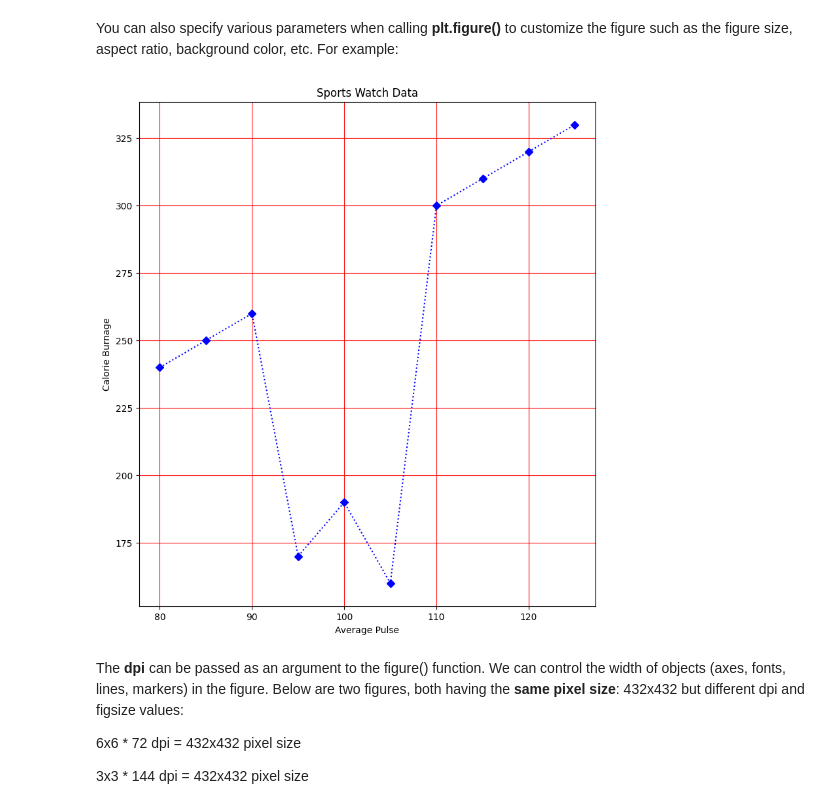
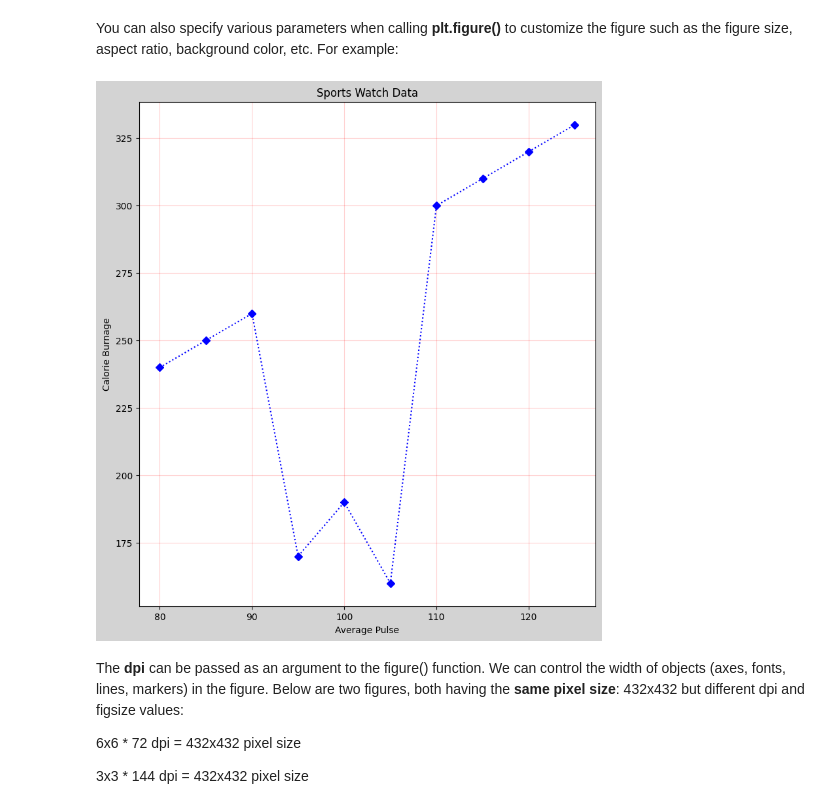
Before and after one commit to DeepaTS/386.5_MatPlotLib, a Jupyter notebook: GLAB_386_5_7_Matplotlib_Pyplot_Control_the_Properties_of_the_Figure.ipynb, the cells around one changed output. Cells and saved outputs as stored; diff of their text form; code cells hidden in the pictures.

```diff
--- a/GLAB_386_5_7_Matplotlib_Pyplot_Control_the_Properties_of_the_Figure.ipynb
+++ b/GLAB_386_5_7_Matplotlib_Pyplot_Control_the_Properties_of_the_Figure.ipynb
@@ -42,26 +42,26 @@ You can also specify various parameters when calling **plt.figure()** to customi
 # %%
 import numpy as np
 import matplotlib.pyplot as plt
 
 x = np.array([80, 85, 90, 95, 100, 105, 110, 115, 120, 125])
 y = np.array([240, 250, 260, 170, 190, 160, 300, 310, 320, 330])
 
 #creates a new figure with a custom size of 9x10 inches.
 fig = plt.figure(figsize=(9, 10))
 
 plt.title("Sports Watch Data")
 plt.xlabel("Average Pulse")
 plt.ylabel("Calorie Burnage")
 
 # Plot with specified marker, linestyle, and color
 plt.plot(x, y, marker='D', linestyle='dotted', color="blue")
 
 # Enabling X-axis grid lines:
-plt.grid(color="red")
-
+plt.grid(color="red",alpha=0.2)
+fig.set_facecolor("lightgray")
 plt.show()
 # %% [output]
-[figure, old version]
+[figure, new version]
 # %% [markdown]
 The **dpi** can be passed as an argument to the figure() function. We can control the width of objects (axes, fonts, lines, markers) in the figure. Below are two figures, both having the **same pixel size**: 432x432 but different dpi and figsize values:
 
```
